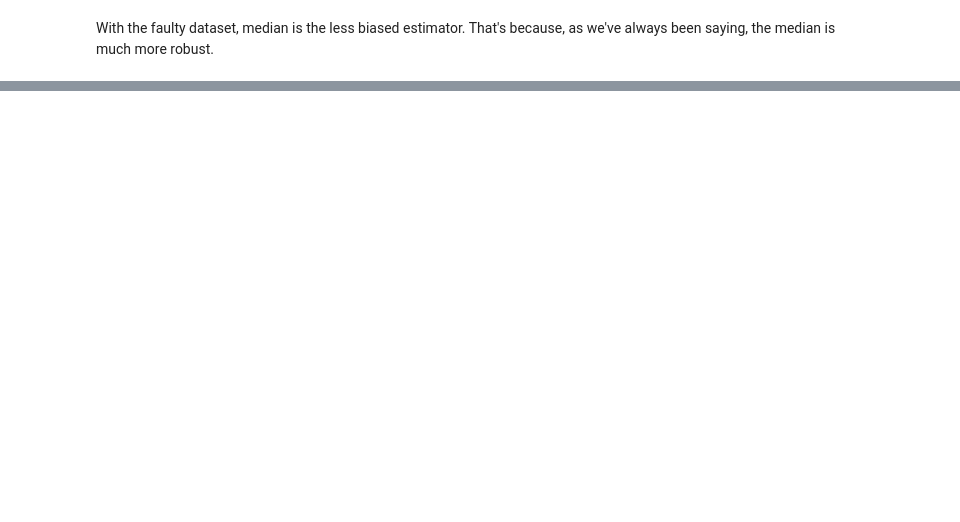
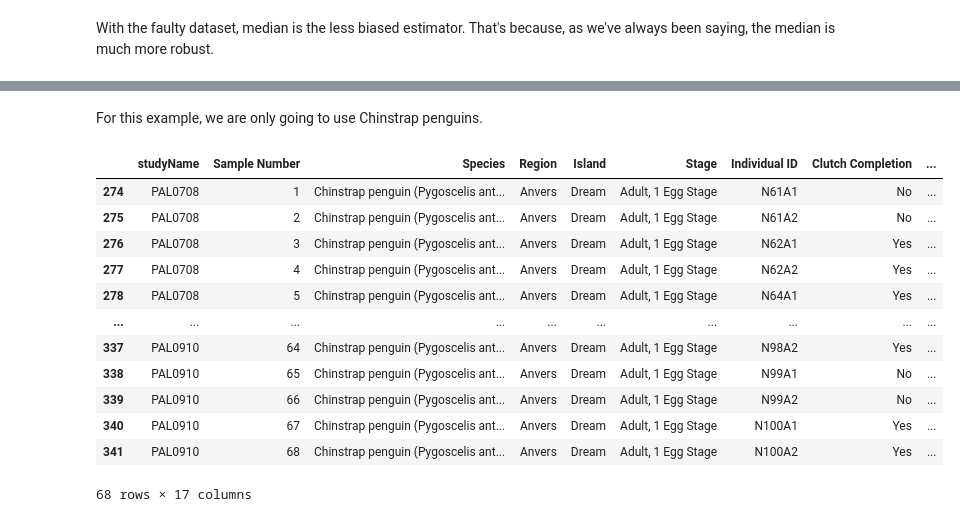
Before and after one commit to dybdeskarphet/statistics, a Jupyter notebook: notes/think_stats/08_estimation.ipynb, the cells around one changed output, grey strips where cells are left out. Cells and saved outputs as stored; diff of their text form; code cells hidden in the pictures; blank space fills up the shorter version.

```diff
--- a/notes/think_stats/08_estimation.ipynb
+++ b/notes/think_stats/08_estimation.ipynb
@@ -188,0 +228,6 @@ With the faulty dataset, median is the less biased estimator. That's because, as
+# %%
+peng = (
+    pd.read_csv("./data/penguins_raw.csv")
+    .dropna(subset="Body Mass (g)")
+    .reset_index(drop=True)
+)
@@ -188,0 +251,19 @@ With the faulty dataset, median is the less biased estimator. That's because, as
+# %% [markdown]
+For this example, we are only going to use Chinstrap penguins.
+# %%
+chin = peng[peng["Species"] == "Chinstrap penguin (Pygoscelis antarctica)"]
+chin
+# %% [output]
+|  | studyName | Sample Number | Species | Region | Island | Stage | Individual ID | Clutch Completion | ... |
+| 274 | PAL0708 | 1 | Chinstrap penguin (Pygoscelis ant... | Anvers | Dream | Adult, 1 Egg Stage | N61A1 | No | ... |
+| 275 | PAL0708 | 2 | Chinstrap penguin (Pygoscelis ant... | Anvers | Dream | Adult, 1 Egg Stage | N61A2 | No | ... |
+| 276 | PAL0708 | 3 | Chinstrap penguin (Pygoscelis ant... | Anvers | Dream | Adult, 1 Egg Stage | N62A1 | Yes | ... |
+| 277 | PAL0708 | 4 | Chinstrap penguin (Pygoscelis ant... | Anvers | Dream | Adult, 1 Egg Stage | N62A2 | Yes | ... |
+| 278 | PAL0708 | 5 | Chinstrap penguin (Pygoscelis ant... | Anvers | Dream | Adult, 1 Egg Stage | N64A1 | Yes | ... |
+| ... | ... | ... | ... | ... | ... | ... | ... | ... | ... |
+| 337 | PAL0910 | 64 | Chinstrap penguin (Pygoscelis ant... | Anvers | Dream | Adult, 1 Egg Stage | N98A2 | Yes | ... |
+| 338 | PAL0910 | 65 | Chinstrap penguin (Pygoscelis ant... | Anvers | Dream | Adult, 1 Egg Stage | N99A1 | No | ... |
+| 339 | PAL0910 | 66 | Chinstrap penguin (Pygoscelis ant... | Anvers | Dream | Adult, 1 Egg Stage | N99A2 | No | ... |
+| 340 | PAL0910 | 67 | Chinstrap penguin (Pygoscelis ant... | Anvers | Dream | Adult, 1 Egg Stage | N100A1 | Yes | ... |
+| 341 | PAL0910 | 68 | Chinstrap penguin (Pygoscelis ant... | Anvers | Dream | Adult, 1 Egg Stage | N100A2 | Yes | ... |
+68 rows × 17 columns
```
Also changed, not shown: parts of 39 cells of this notebook, 2 other files.
